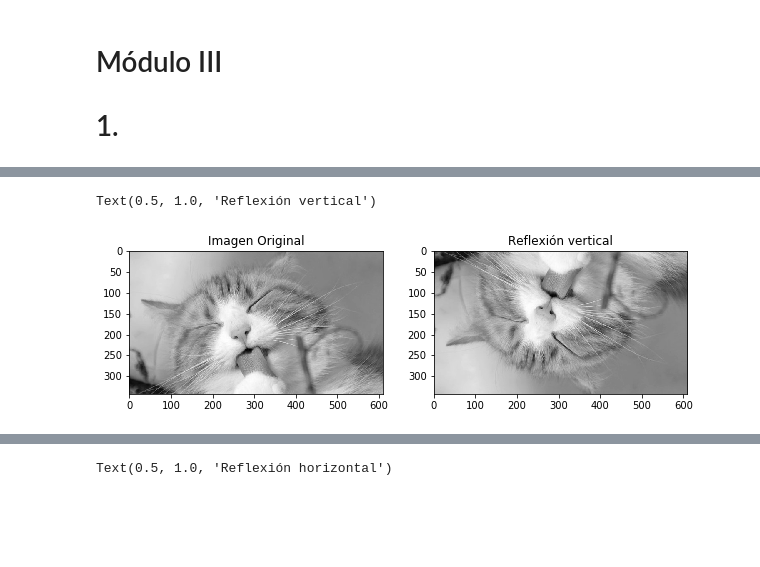
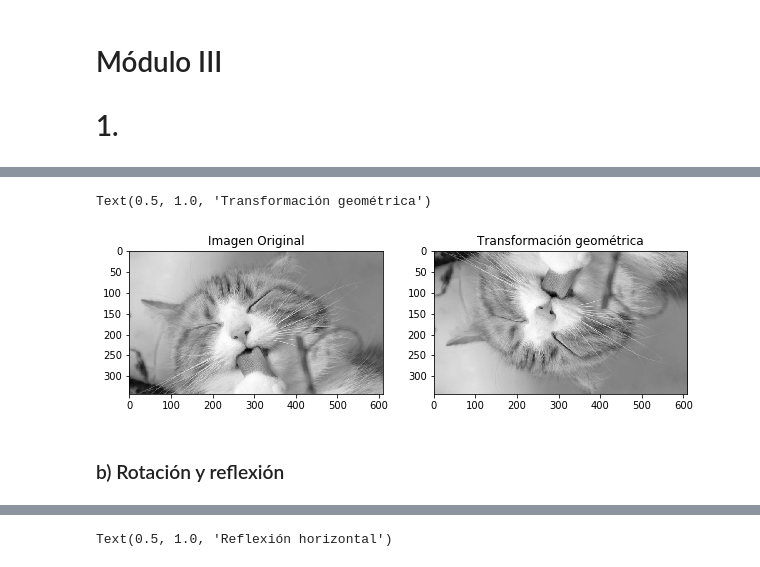
Before and after one commit to sanrestrepo98/Vision-Artificial-9, a Jupyter notebook: Practicas/Practica 1/Practica semanas 4 5 6.ipynb, the cells around one changed output, grey strips where cells are left out. Saved outputs shown, nothing was run; the diff lists cells and outputs as text; code cells hidden in the pictures; blank space fills up the shorter version.

```diff
--- a/Practicas/Practica 1/Practica semanas 4 5 6.ipynb
+++ b/Practicas/Practica 1/Practica semanas 4 5 6.ipynb
@@ -113,34 +117,36 @@ Ayuda: Debería obtener un resultado como el siguiente:
 # %%
 %matplotlib inline
 
 import cv2
 from matplotlib import pyplot as plt
 import numpy as np
 
 #Lectura de la imagen en escala de grises
 img = cv2.imread('res/gato.jpg',cv2.IMREAD_GRAYSCALE)
 #Obtener los datos de filas y columnas de la imagen
 filas,columnas = img.shape
 
 #Generar la matriz de reflexión en Y
 matriz_afin_ref_y = np.float32([[1,0,0]
                                 ,[0,-1,filas]])
 #Aplicar la matriz de transformación de reflexión Y a la imagen
 ref_y = cv2.warpAffine(img,matriz_afin_ref_y,(columnas,filas))
 
 #Generar figura 2x2 que muestra la imagen original y las reflexiones
 fig = plt.figure(figsize=(10,12))
 
 plt.subplot(2,2,1)
 plt.imshow(img,cmap='gray')
 plt.title("Imagen Original")
 
 plt.subplot(2,2,2)
 plt.imshow(ref_y,cmap='gray')
-plt.title("Reflexión vertical")
+plt.title("Transformación geométrica")
 # %% [output]
-Text(0.5, 1.0, 'Reflexión vertical')
+Text(0.5, 1.0, 'Transformación geométrica')
-[figure, old version]
+[figure, new version]
+# %% [markdown]
+### b) Rotación y reflexión
 # %%
 #Asignar un ángulo de rotación
 theta = 180
```
Also changed, not shown: parts of 18 cells of this notebook, 1 other file.
